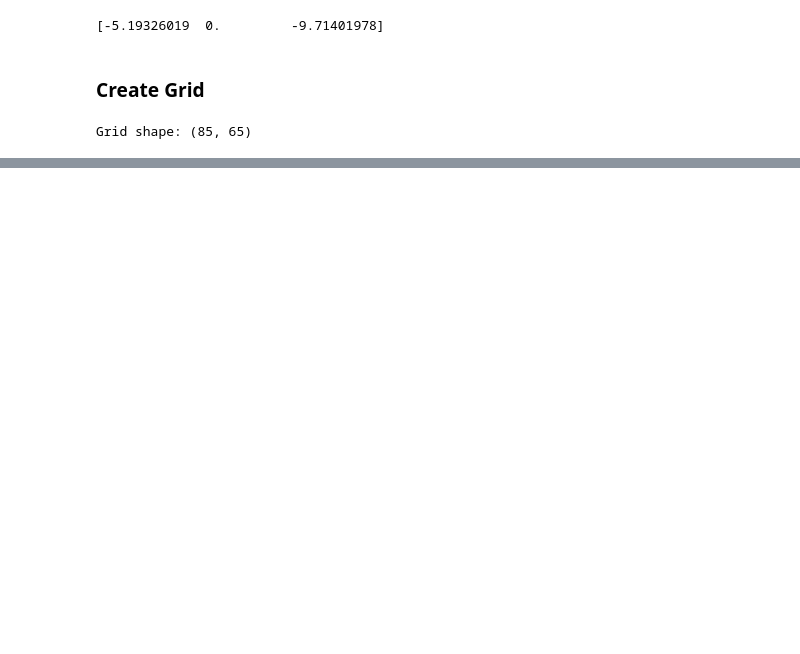
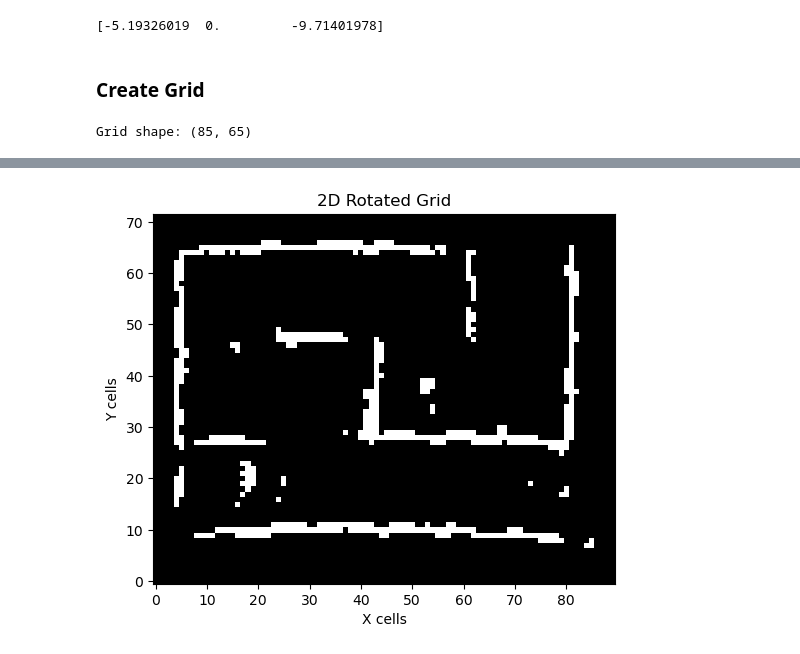
Before and after one commit to m-krastev/var_extensions, a Jupyter notebook: maze_pipeline/notebooks/session_2/2D_grid_maze.ipynb, the cells around one changed output, grey strips where cells are left out. Saved outputs shown, nothing was run; the diff lists cells and outputs as text; code cells hidden in the pictures; blank space fills up the shorter version.

Commit message:
Added rotation and erosion-dilation

```diff
--- a/maze_pipeline/notebooks/session_2/2D_grid_maze.ipynb
+++ b/maze_pipeline/notebooks/session_2/2D_grid_maze.ipynb
@@ -82,0 +82,41 @@ plt.show()
+# %%
+# Perform Hough Transform
+hspace, angles, distances = hough_line(grid)
+# Find peaks in the Hough transform
+_, peak_angles, _ = hough_line_peaks(hspace, angles, distances)
+
+# Normalize angles to 0-180 degrees
+normalized_angles = np.rad2deg(peak_angles) % 180
+
+# Create histogram of angles
+hist, bins = np.histogram(normalized_angles, bins=180, range=(0, 180))
+
+# Find the two largest peaks in the histogram
+peaks = np.argsort(hist)[-1]  # Indices of two largest bins
+theta_h = bins[peaks]
+
+rotation_angle = (theta_h - 90)
+(h, w) = grid.shape[:2]
+center = (w // 2, h // 2)
+
+# Compute the bounding box of the rotated image
+cos_theta = np.abs(np.cos(np.deg2rad(rotation_angle)))
+sin_theta = np.abs(np.sin(np.deg2rad(rotation_angle)))
+new_w = int((h * sin_theta) + (w * cos_theta))
+new_h = int((h * cos_theta) + (w * sin_theta))
+
+# Adjust the rotation matrix to account for the translation
+M = cv2.getRotationMatrix2D(center, rotation_angle, 1.0)
+M[0, 2] += (new_w - w) / 2
+M[1, 2] += (new_h - h) / 2
+
+# Perform the rotation
+rotated = cv2.warpAffine(grid, M, (new_w, new_h))
+
+plt.imshow(rotated, cmap='gray', origin='lower')
+plt.xlabel('X cells')
+plt.ylabel('Y cells')
+plt.title('2D Rotated Grid')
+plt.show()
+# %% [output]
+[figure, added]
```
Also changed, not shown: parts of 4 cells of this notebook, 3 other files.
